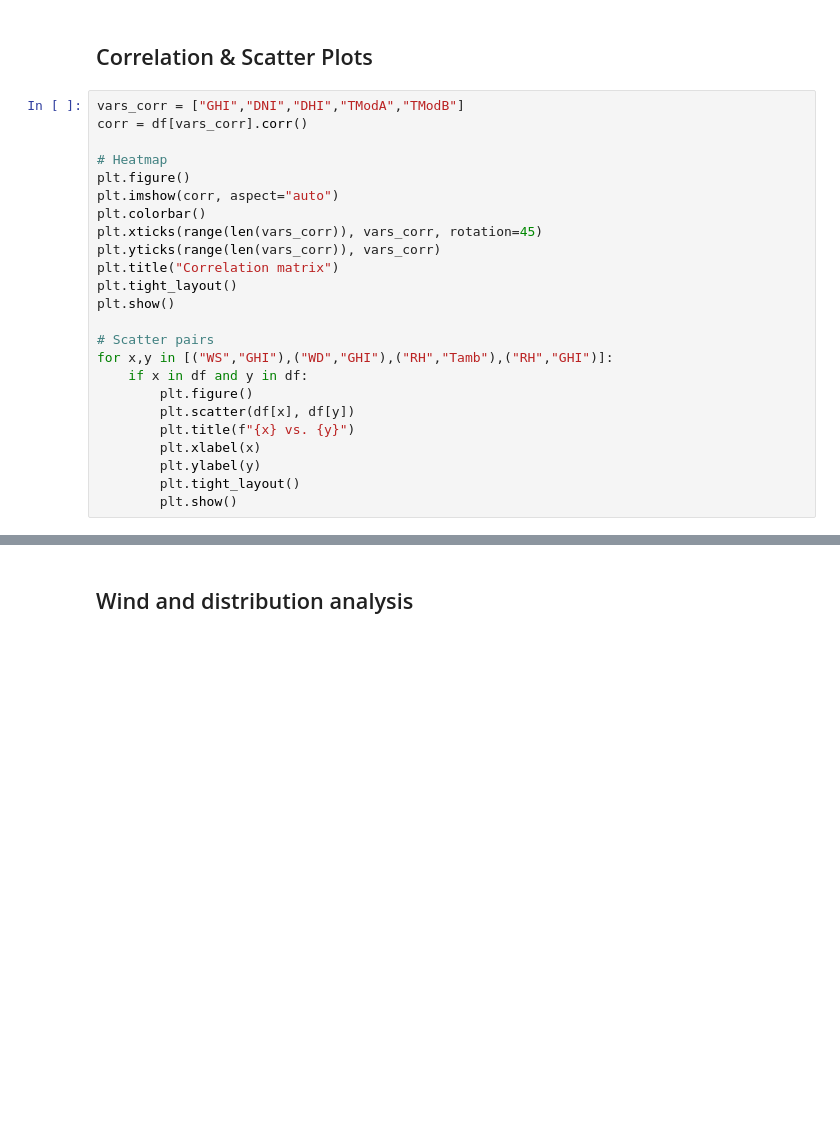
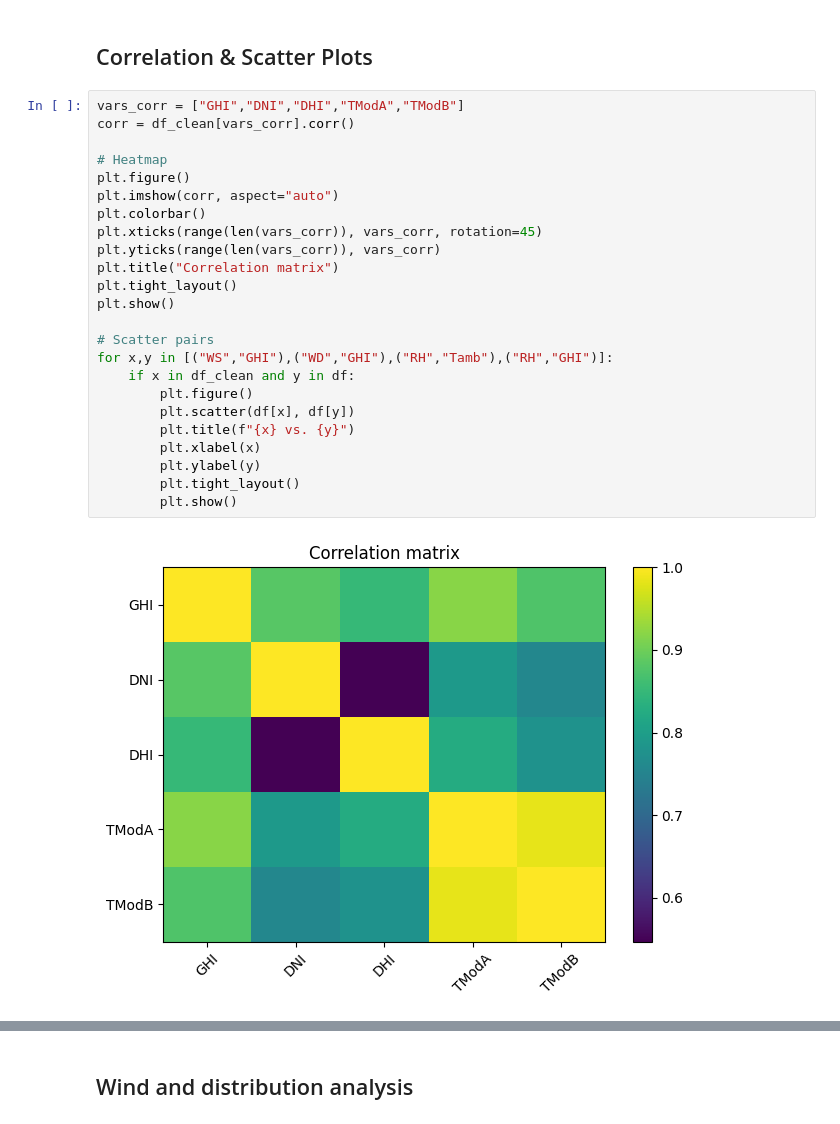
Before and after one commit to RuhamaY/solar-challenge-week1, a Jupyter notebook: notebooks/benin_eda.ipynb, the cells around one changed output, grey strips where cells are left out. Drawn from its saved outputs; the diff is of its cells as text; blank space fills up the shorter version.

```diff
--- a/notebooks/benin_eda.ipynb
+++ b/notebooks/benin_eda.ipynb
@@ -203,25 +226,27 @@ plt.show()
 ## Correlation & Scatter Plots
 # %%
 vars_corr = ["GHI","DNI","DHI","TModA","TModB"]
-corr = df[vars_corr].corr()
+corr = df_clean[vars_corr].corr()
 
 # Heatmap
 plt.figure()
 plt.imshow(corr, aspect="auto")
 plt.colorbar()
 plt.xticks(range(len(vars_corr)), vars_corr, rotation=45)
 plt.yticks(range(len(vars_corr)), vars_corr)
 plt.title("Correlation matrix")
 plt.tight_layout()
 plt.show()
 
 # Scatter pairs
 for x,y in [("WS","GHI"),("WD","GHI"),("RH","Tamb"),("RH","GHI")]:
-    if x in df and y in df:
+    if x in df_clean and y in df:
         plt.figure()
         plt.scatter(df[x], df[y])
         plt.title(f"{x} vs. {y}")
         plt.xlabel(x)
         plt.ylabel(y)
         plt.tight_layout()
         plt.show()
+# %% [output]
+[figure, added]
```
Also changed, not shown: parts of 10 cells of this notebook.
